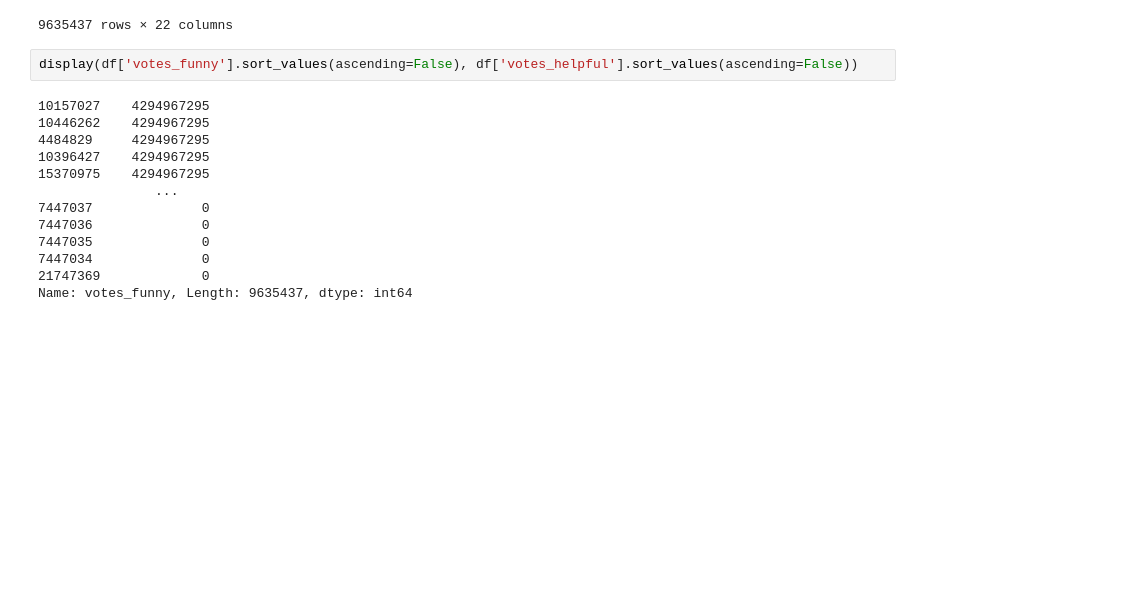
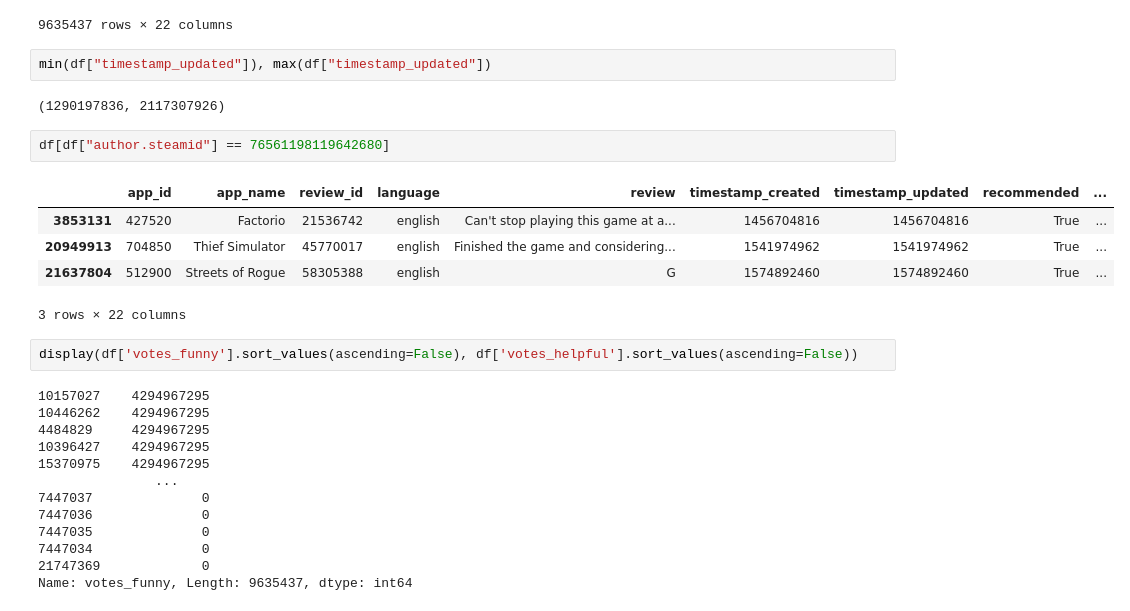
Before and after one commit to mikoyldz/steamrep, a Jupyter notebook: boring.ipynb, the cells around one changed output. Drawn from its saved outputs; the diff is of its cells as text; blank space fills up the shorter version.

```diff
--- a/boring.ipynb
+++ b/boring.ipynb
@@ -24,6 +42,18 @@ df
 | 21747368 | 546560 | Half-Life: Alyx | 65645100 | english | Honestly this is the best vr game... | 1584986673 | 1584986673 | True | ... |
 | 21747369 | 546560 | Half-Life: Alyx | 65645066 | english | Smooth turning is not working rig... | 1584986631 | 1586382422 | True | ... |
 9635437 rows × 22 columns
+# %%
+min(df["timestamp_updated"]), max(df["timestamp_updated"])
+# %% [output]
+(1290197836, 2117307926)
+# %%
+df[df["author.steamid"] == 76561198119642680]
+# %% [output]
+|  | app_id | app_name | review_id | language | review | timestamp_created | timestamp_updated | recommended | ... |
+| 3853131 | 427520 | Factorio | 21536742 | english | Can't stop playing this game at a... | 1456704816 | 1456704816 | True | ... |
+| 20949913 | 704850 | Thief Simulator | 45770017 | english | Finished the game and considering... | 1541974962 | 1541974962 | True | ... |
+| 21637804 | 512900 | Streets of Rogue | 58305388 | english | G | 1574892460 | 1574892460 | True | ... |
+3 rows × 22 columns
 # %%
 display(df['votes_funny'].sort_values(ascending=False), df['votes_helpful'].sort_values(ascending=False))
 # %% [output]
```
Also changed, not shown: parts of 9 cells of this notebook.
